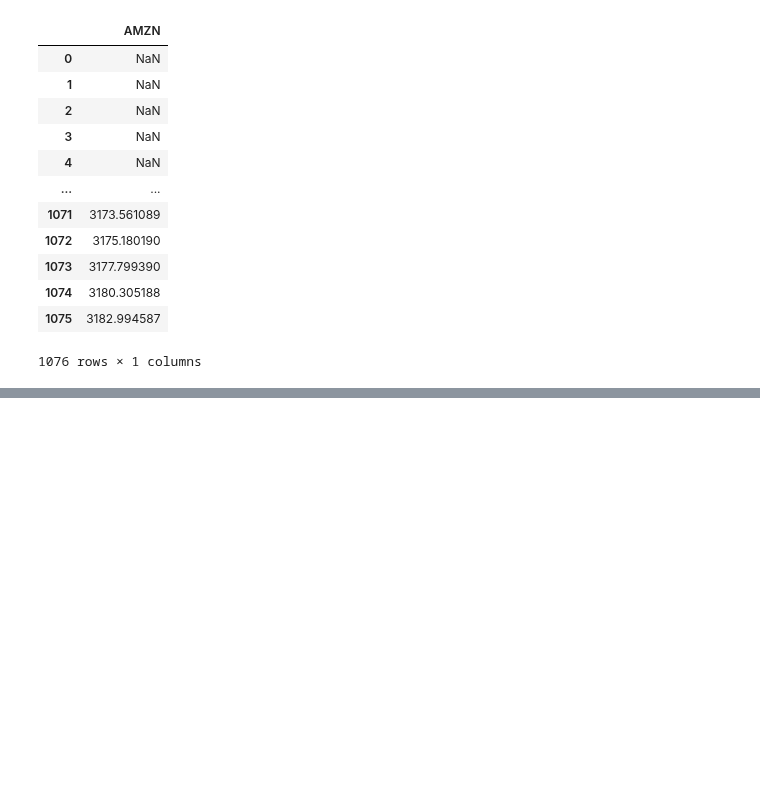
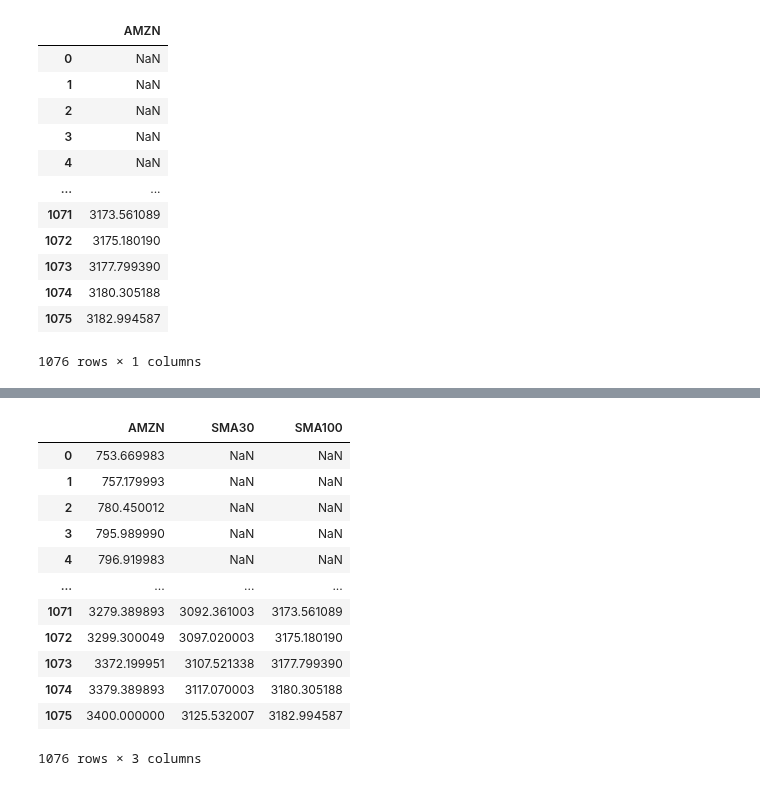
Before and after one commit to xanasa14/Finances, a Jupyter notebook: BuySell.ipynb, the cells around one changed output, grey strips where cells are left out. Saved outputs shown, nothing was run; the diff lists cells and outputs as text; code cells hidden in the pictures; blank space fills up the shorter version.

```diff
--- a/BuySell.ipynb
+++ b/BuySell.ipynb
@@ -90,0 +148,16 @@ SMA100
+# %%
+signal
+# %% [output]
+|  | AMZN | SMA30 | SMA100 |
+| 0 | 753.669983 | NaN | NaN |
+| 1 | 757.179993 | NaN | NaN |
+| 2 | 780.450012 | NaN | NaN |
+| 3 | 795.989990 | NaN | NaN |
+| 4 | 796.919983 | NaN | NaN |
+| ... | ... | ... | ... |
+| 1071 | 3279.389893 | 3092.361003 | 3173.561089 |
+| 1072 | 3299.300049 | 3097.020003 | 3175.180190 |
+| 1073 | 3372.199951 | 3107.521338 | 3177.799390 |
+| 1074 | 3379.389893 | 3117.070003 | 3180.305188 |
+| 1075 | 3400.000000 | 3125.532007 | 3182.994587 |
+1076 rows × 3 columns
```
Also changed, not shown: parts of 7 cells of this notebook.
